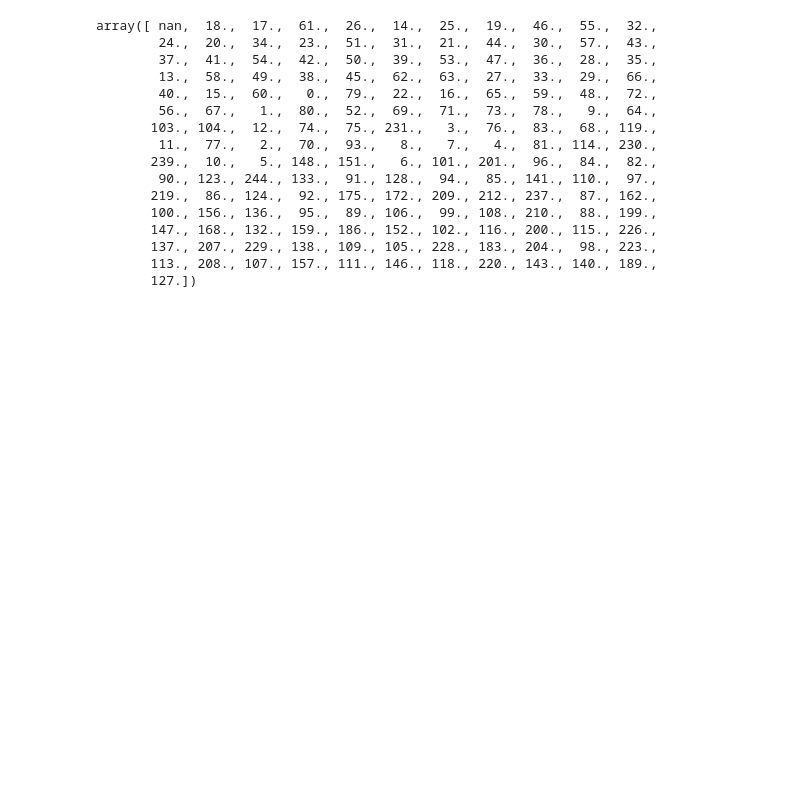
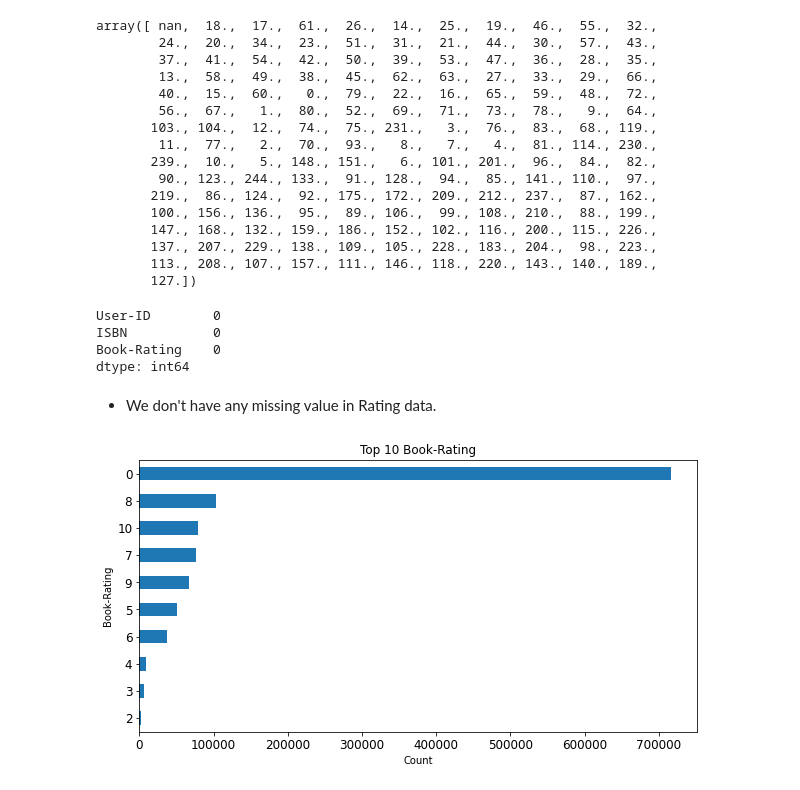
Before and after one commit to AmirKhan6219/Book-Recommendation-System, a Jupyter notebook: Book_Recommendation_System.ipynb, the cells around one changed output. Cells and saved outputs as stored; diff of their text form; code cells hidden in the pictures; blank space fills up the shorter version.

```diff
--- a/Book_Recommendation_System.ipynb
+++ b/Book_Recommendation_System.ipynb
@@ -187,3 +187,21 @@ array([ nan,  18.,  17.,  61.,  26.,  14.,  25.,  19.,  46.,  55.,  32.,
        137., 207., 229., 138., 109., 105., 228., 183., 204.,  98., 223.,
        113., 208., 107., 157., 111., 146., 118., 220., 143., 140., 189.,
        127.])
+# %%
+# Check the missing value for Rating data.
+ratings.isnull().sum()
+# %% [output]
+User-ID        0
+ISBN           0
+Book-Rating    0
+dtype: int64
+# %% [markdown]
+* We don't have any missing value in Rating data.
+# %%
+fig, axes = plt.subplots(1, 1, figsize=(10, 5))
+_ = ratings['Book-Rating'].value_counts().head(10).sort_values(ascending=True).plot(kind = 'barh', title='Top 10 Book-Rating', fontsize=12)
+plt.xlabel('Count')
+plt.ylabel('Book-Rating')
+plt.show()
+# %% [output]
+[figure, added]
```
